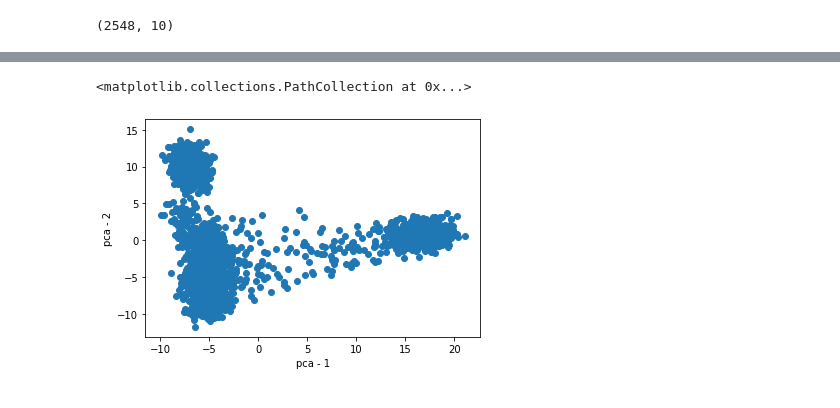
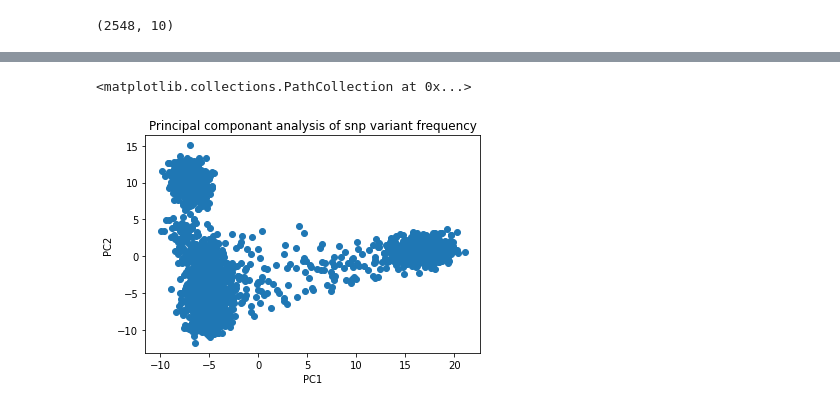
Before and after one commit to JTSEA89/qbb2020-answers, a Jupyter notebook: day2-homework/Homework1_Exercise1 .ipynb, the cells around one changed output, grey strips where cells are left out. Drawn from its saved outputs; the diff is of its cells as text; code cells hidden in the pictures.

```diff
--- a/day2-homework/Homework1_Exercise1 .ipynb
+++ b/day2-homework/Homework1_Exercise1 .ipynb
@@ -253,12 +224,13 @@ pca_output_df
 # %%
 fig, ax = plt.subplots()
 
-plt.xlabel("pca - 1")
-plt.ylabel("pca - 2")
+ax.set_title("Principal Componant Analysis of SNP Variant Frequency")
+plt.xlabel("PC1")
+plt.ylabel("PC2")
 ax.scatter(x = pca_output_df['PC1'], y = pca_output_df['PC2'])
 # %% [output]
 <matplotlib.collections.PathCollection at 0x...>
-[figure, old version]
+[figure, new version]
 # %%
 pca_output_df['SAMPID'] = pca_input.index
 pca_output_df
```
Also changed, not shown: parts of 5 cells of this notebook.
